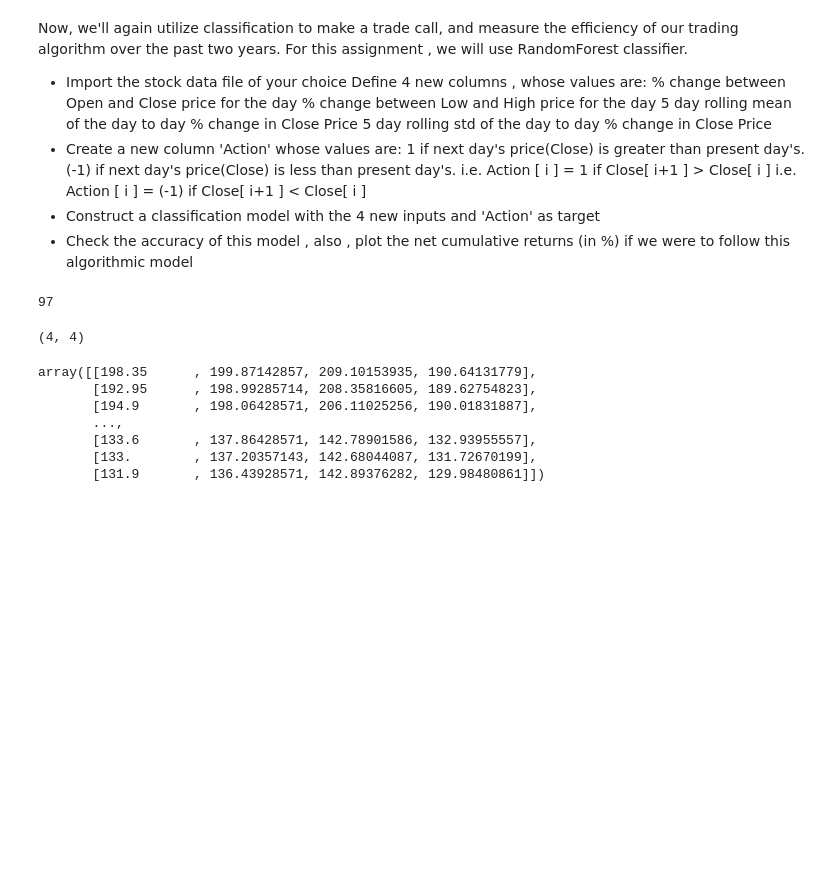
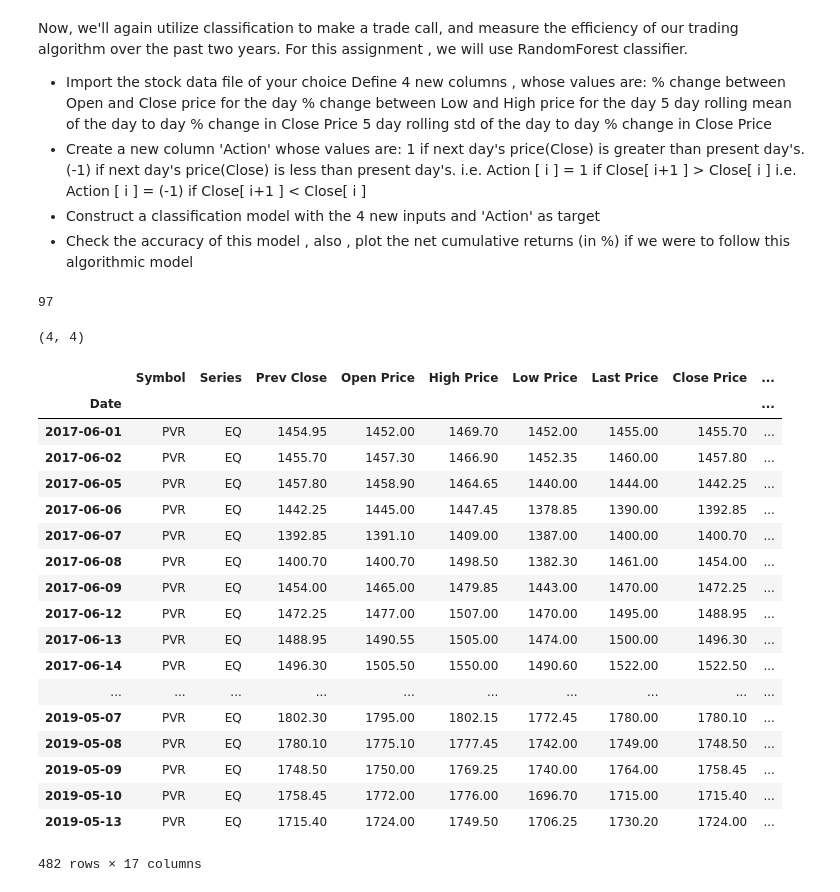
Before and after one commit to Daywalker21/AICTE-Aspiration.ai_ML-DS, a Jupyter notebook: Module 4 - Algo Trading using Classification.ipynb, the cells around one changed output. Cells and saved outputs as stored; diff of their text form; code cells hidden in the pictures; blank space fills up the shorter version.

```diff
--- a/Module 4 - Algo Trading using Classification.ipynb
+++ b/Module 4 - Algo Trading using Classification.ipynb
@@ -159,0 +172,11 @@ The accuracy of logistic model classifier is :0.9484536082474226
+# %%
+df1 = pd.read_csv("Small_Cap/PVR.csv")
+df1['Average'] = df1['Close Price'].rolling(14).mean()
+df1['+2 SD'] = df1['Average'] + 2*df1['Close Price'].rolling(14).std()
+df1['-2 SD'] = df1['Average'] - 2*df1['Close Price'].rolling(14).std()
+df1 = df1.dropna()
+df1['Date'] = df1['Date'].astype('datetime64')
+df1.set_index('Date',inplace = True)
+
+X_df1 = df1.iloc[:,[7,-3,-2,-1]].values
+X_df1
@@ -180,13 +233,25 @@ len(y_test)
 print(cm.shape)
 # %% [output]
 (4, 4)
-# %%
-X
-# %% [output]
-array([[198.35      , 199.87142857, 209.10153935, 190.64131779],
-       [192.95      , 198.99285714, 208.35816605, 189.62754823],
-       [194.9       , 198.06428571, 206.11025256, 190.01831887],
-       ...,
-       [133.6       , 137.86428571, 142.78901586, 132.93955557],
-       [133.        , 137.20357143, 142.68044087, 131.72670199],
-       [131.9       , 136.43928571, 142.89376282, 129.98480861]])
+# %%
+df1
+# %% [output]
+|  | Symbol | Series | Prev Close | Open Price | High Price | Low Price | Last Price | Close Price | ... |
+| Date |  |  |  |  |  |  |  |  | ... |
+| 2017-06-01 | PVR | EQ | 1454.95 | 1452.00 | 1469.70 | 1452.00 | 1455.00 | 1455.70 | ... |
+| 2017-06-02 | PVR | EQ | 1455.70 | 1457.30 | 1466.90 | 1452.35 | 1460.00 | 1457.80 | ... |
+| 2017-06-05 | PVR | EQ | 1457.80 | 1458.90 | 1464.65 | 1440.00 | 1444.00 | 1442.25 | ... |
+| 2017-06-06 | PVR | EQ | 1442.25 | 1445.00 | 1447.45 | 1378.85 | 1390.00 | 1392.85 | ... |
+| 2017-06-07 | PVR | EQ | 1392.85 | 1391.10 | 1409.00 | 1387.00 | 1400.00 | 1400.70 | ... |
+| 2017-06-08 | PVR | EQ | 1400.70 | 1400.70 | 1498.50 | 1382.30 | 1461.00 | 1454.00 | ... |
+| 2017-06-09 | PVR | EQ | 1454.00 | 1465.00 | 1479.85 | 1443.00 | 1470.00 | 1472.25 | ... |
+| 2017-06-12 | PVR | EQ | 1472.25 | 1477.00 | 1507.00 | 1470.00 | 1495.00 | 1488.95 | ... |
+| 2017-06-13 | PVR | EQ | 1488.95 | 1490.55 | 1505.00 | 1474.00 | 1500.00 | 1496.30 | ... |
+| 2017-06-14 | PVR | EQ | 1496.30 | 1505.50 | 1550.00 | 1490.60 | 1522.00 | 1522.50 | ... |
+| ... | ... | ... | ... | ... | ... | ... | ... | ... | ... |
+| 2019-05-07 | PVR | EQ | 1802.30 | 1795.00 | 1802.15 | 1772.45 | 1780.00 | 1780.10 | ... |
+| 2019-05-08 | PVR | EQ | 1780.10 | 1775.10 | 1777.45 | 1742.00 | 1749.00 | 1748.50 | ... |
+| 2019-05-09 | PVR | EQ | 1748.50 | 1750.00 | 1769.25 | 1740.00 | 1764.00 | 1758.45 | ... |
+| 2019-05-10 | PVR | EQ | 1758.45 | 1772.00 | 1776.00 | 1696.70 | 1715.00 | 1715.40 | ... |
+| 2019-05-13 | PVR | EQ | 1715.40 | 1724.00 | 1749.50 | 1706.25 | 1730.20 | 1724.00 | ... |
+482 rows × 17 columns
```
Also changed, not shown: parts of 9 cells of this notebook.
